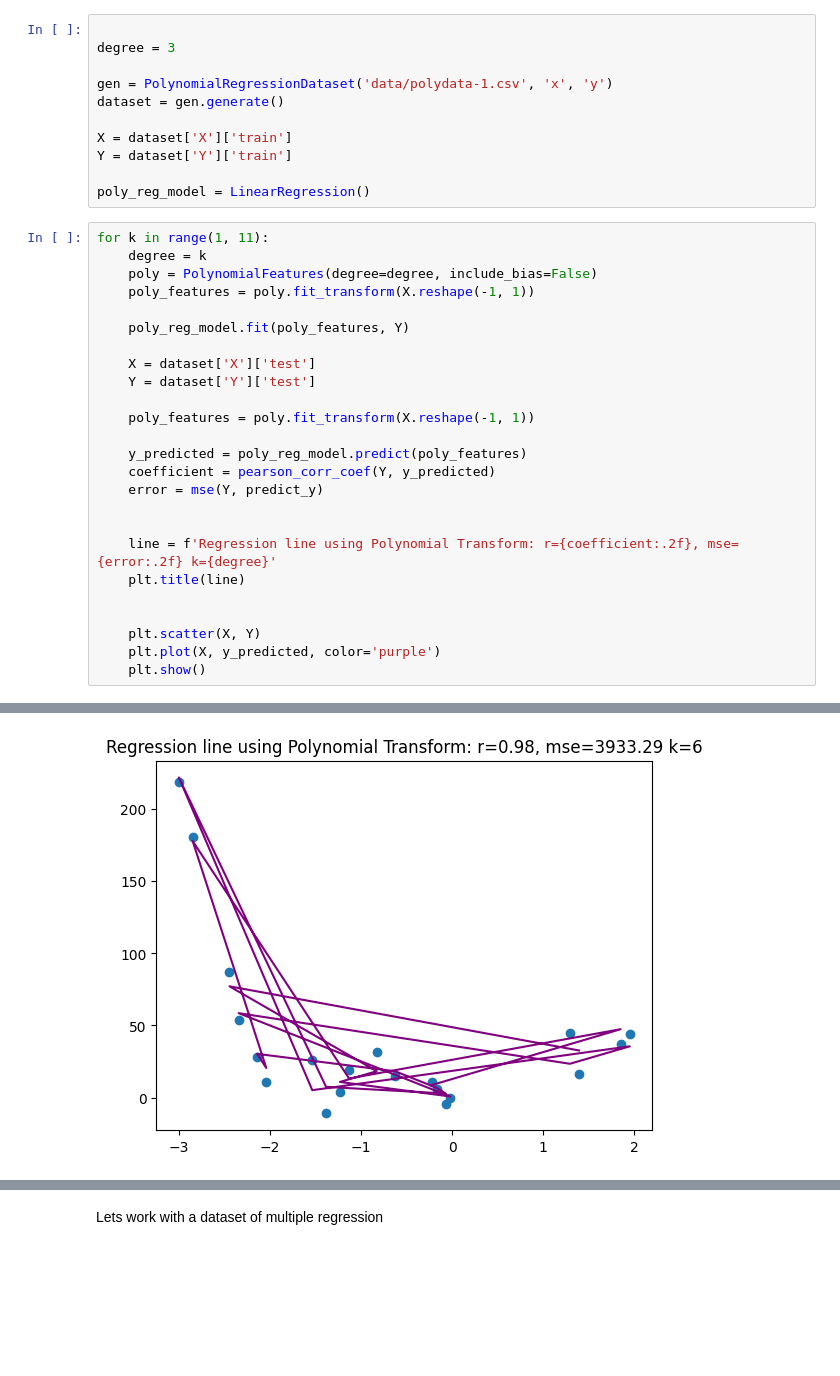
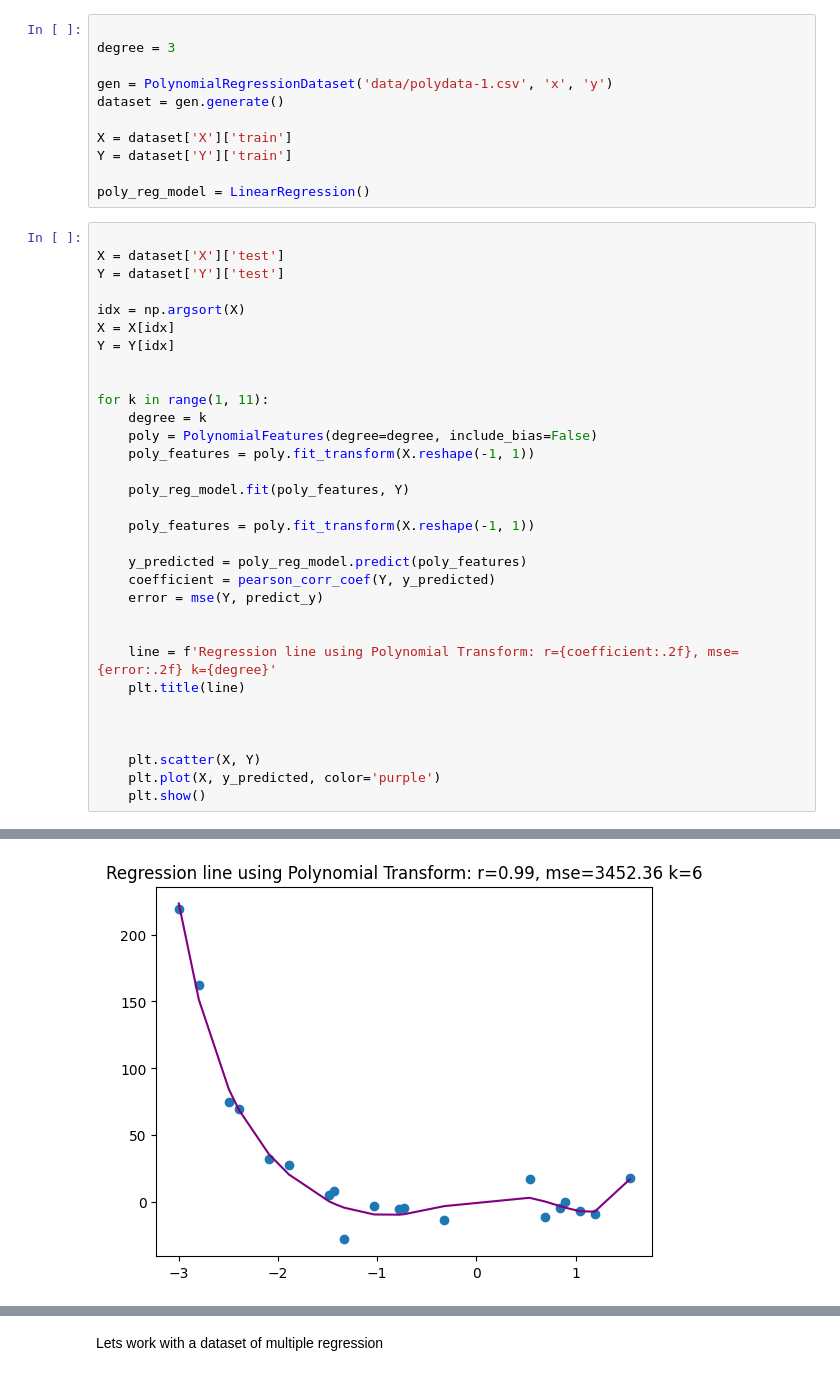
Before and after one commit to alejandroarmas/applied-ml, a Jupyter notebook: HW1/EEC189_HW1.ipynb, the cells around one changed output, grey strips where cells are left out. Saved outputs shown, nothing was run; the diff lists cells and outputs as text; blank space fills up the shorter version.

```diff
--- a/HW1/EEC189_HW1.ipynb
+++ b/HW1/EEC189_HW1.ipynb
@@ -80,15 +80,21 @@ Y = dataset['Y']['train']
 
 poly_reg_model = LinearRegression()
 # %%
+
+X = dataset['X']['test']
+Y = dataset['Y']['test']
+
+idx = np.argsort(X)
+X = X[idx]
+Y = Y[idx]
+
+
 for k in range(1, 11):
     degree = k
     poly = PolynomialFeatures(degree=degree, include_bias=False)
     poly_features = poly.fit_transform(X.reshape(-1, 1))
 
     poly_reg_model.fit(poly_features, Y)
-
-    X = dataset['X']['test']
-    Y = dataset['Y']['test']
 
     poly_features = poly.fit_transform(X.reshape(-1, 1))
 
@@ -101,6 +107,7 @@ for k in range(1, 11):
     plt.title(line)
 
 
+
     plt.scatter(X, Y)
     plt.plot(X, y_predicted, color='purple')
     plt.show()
@@ -113 +120 @@ for k in range(1, 11):
-[figure, old version]
+[figure, new version]
```
Also changed, not shown: parts of 6 cells of this notebook.
